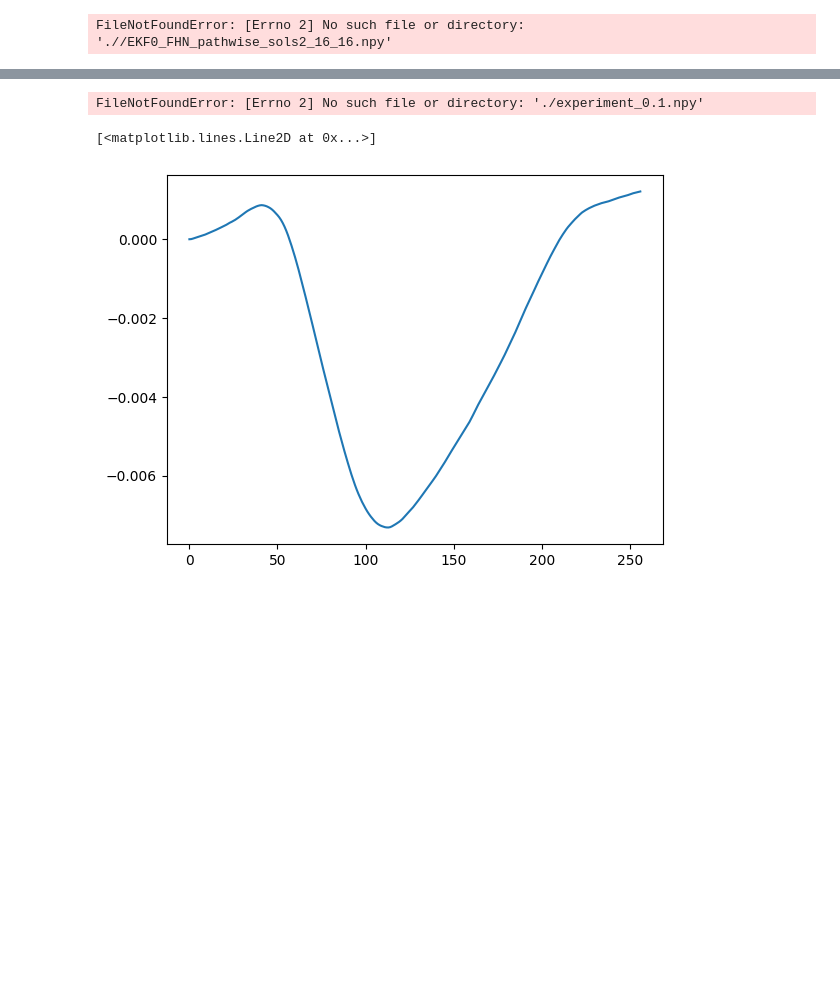
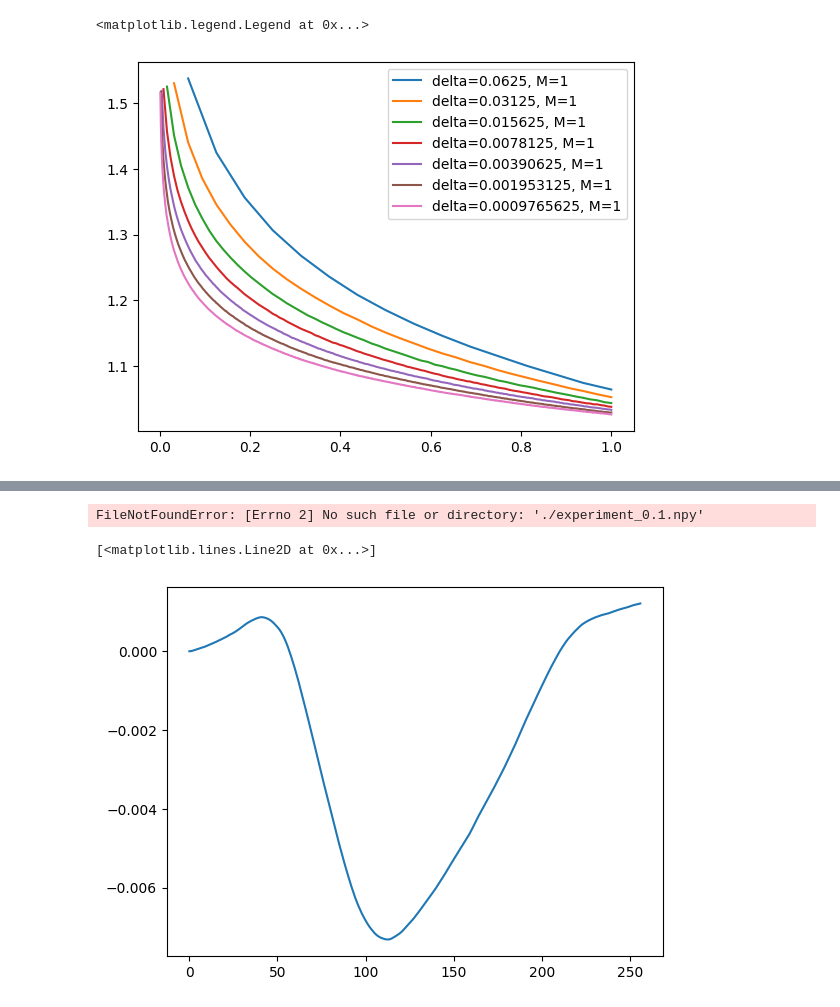
Before and after one commit to ylefay/bayesianSDEsolver, a Jupyter notebook: scripts/Untitled.ipynb, the cells around one changed output, grey strips where cells are left out. Saved outputs shown, nothing was run; the diff lists cells and outputs as text; code cells hidden in the pictures; blank space fills up the shorter version.

```diff
--- a/scripts/Untitled.ipynb
+++ b/scripts/Untitled.ipynb
@@ -5,36 +5,35 @@ import matplotlib.pyplot as plt
 import numpy as np
 from sklearn.linear_model import LinearRegression
 # %%
+solver_name = "EKF0_2"
+problem_name = "Attempt2IBM"
+prefix = f"{solver_name}_{problem_name}"
+folder = "./EKF0_IBM"
 
-deltas = 1 / jnp.array([16,32, 64, 128, 256, 512, 1024])
+deltas = 1/jnp.array([16,32,64,128,256,512,1024])
 Ns = 1/deltas
-fineN = Ns**1.0
-Mdeltas = jnp.ones((len(deltas),)) * (Ns)**0.
-T = 10
+fineN = Ns**0
+Mdeltas = jnp.ones((len(deltas),)) * (Ns)**0
+T = 1.0
 Ndeltas = T/deltas
-
-
-folder = "./"
-solver_name = "EKF0_SSM"
-problem_name = "FHN"
-prefix = f"{solver_name}_{problem_name}"
 for n in range(len(Ndeltas)):
     delta = deltas[n]
     N = int(Ndeltas[n])
     M = int(Mdeltas[n])
     fine = int(fineN[n])
     paths_1 = jnp.load(f'{folder}/{prefix}_pathwise_sols_{N}_{M}.npy')
-    paths_2 = jnp.load(f'{folder}/EKF0_FHN_pathwise_sols2_{N}_{fine}.npy')
+    paths_2 = jnp.load(f'{folder}/{prefix}_pathwise_sols2_{N}_{fine}.npy')
     N = int(N)
     N += 1
     assert N == len(paths_1[0]) == len(paths_2[0])
     ts = jnp.linspace(0, T, N)
     ranged = range(N)
     plt.plot(ts, jnp.log(jnp.mean(jnp.linalg.norm(paths_1 - paths_2, axis=-1), axis=0)) / jnp.log(delta),
              label=f'delta={delta}, M={M}')
 plt.legend()
 # %% [output]
-FileNotFoundError: [Errno 2] No such file or directory: './/EKF0_FHN_pathwise_sols2_16_16.npy'
+<matplotlib.legend.Legend at 0x...>
+[figure, added]
 # %%
 STRONG_GLOBAL_ERRORS_P1P2 = []
 STRONG_LOCAL_ERRORS_P1P2 = []
```
Also changed, not shown: parts of 12 cells of this notebook, 24 other files.
